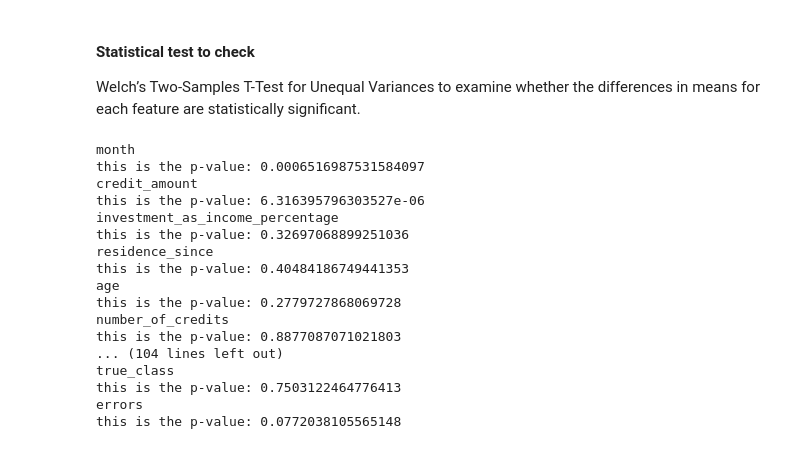
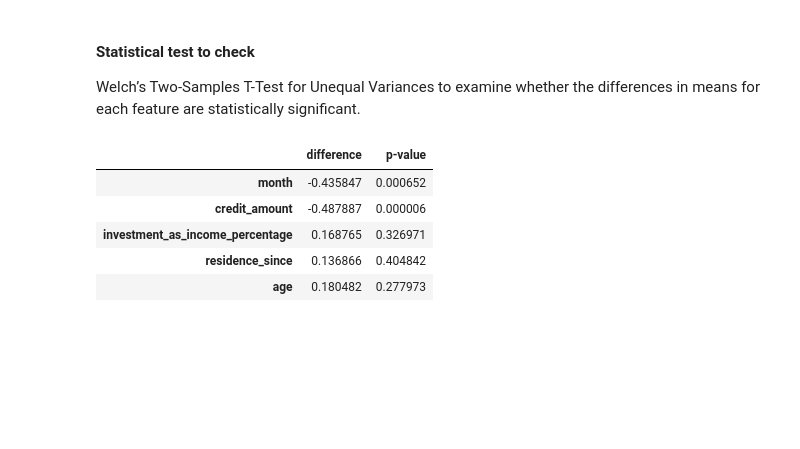
Before and after one commit to NGO-Algorithm-Audit/Bias_scan, a Jupyter notebook: bias_scan_notebooks/HBAC_German_Credit_dataset.ipynb, the cells around one changed output. Drawn from its saved outputs; the diff is of its cells as text; code cells hidden in the pictures; blank space fills up the shorter version.

```diff
--- a/bias_scan_notebooks/HBAC_German_Credit_dataset.ipynb
+++ b/bias_scan_notebooks/HBAC_German_Credit_dataset.ipynb
@@ -244,25 +202,19 @@ Int64Index([  0,   1,   2,  22,  23,  31,  37,  38,  41,  44,  47,  48,  60,
 #### Statistical test to check
 Welch’s Two-Samples T-Test for Unequal Variances to examine whether the differences in means for each feature are statistically significant.
 # %%
+welch_dict = {}
+
 for i in unscaled_remaining:
     welch_i = stats.ttest_ind(unscaled_discriminated[i], unscaled_remaining[i], equal_var=False)
-    print(i)
-    print('this is the p-value:', welch_i.pvalue)
+    welch_dict[i] = welch_i.pvalue
-# %% [output]
-month
-this is the p-value: 0.0006516987531584097
-credit_amount
-this is the p-value: 6.316395796303527e-06
-investment_as_income_percentage
-this is the p-value: 0.32697068899251036
-residence_since
-this is the p-value: 0.40484186749441353
-age
-this is the p-value: 0.2779727868069728
-number_of_credits
-this is the p-value: 0.8877087071021803
-... (104 lines left out)
-true_class
-this is the p-value: 0.7503122464776413
-errors
-this is the p-value: 0.0772038105565148
+# %%
+cluster_analysis_df = pd.DataFrame([diff_dict, welch_dict]).T
+cluster_analysis_df.columns = ['difference','p-value']
+cluster_analysis_df.head()
+# %% [output]
+|  | difference | p-value |
+| month | -0.435847 | 0.000652 |
+| credit_amount | -0.487887 | 0.000006 |
+| investment_as_income_percentage | 0.168765 | 0.326971 |
+| residence_since | 0.136866 | 0.404842 |
+| age | 0.180482 | 0.277973 |
```
Also changed, not shown: parts of 4 cells of this notebook, 2 other files.
